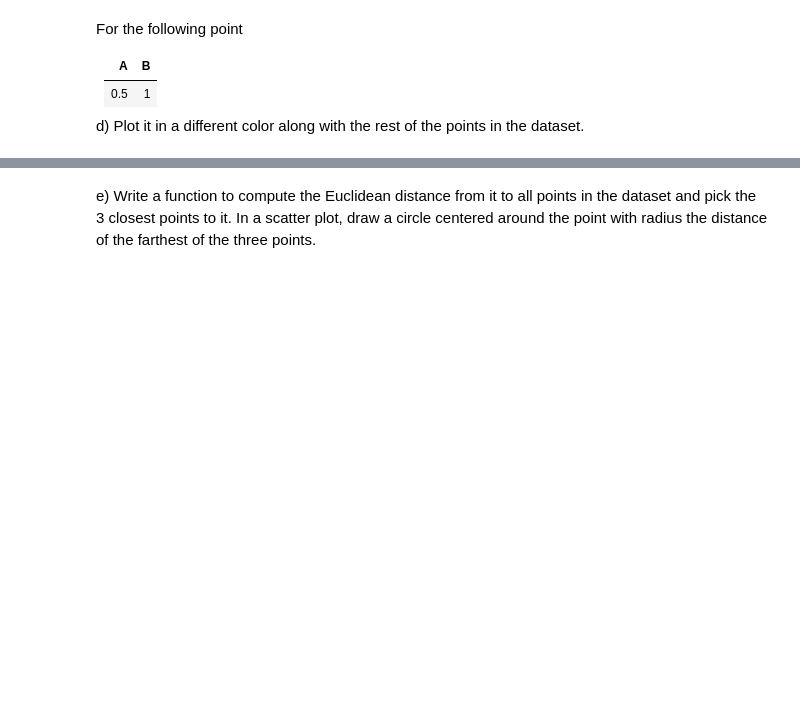
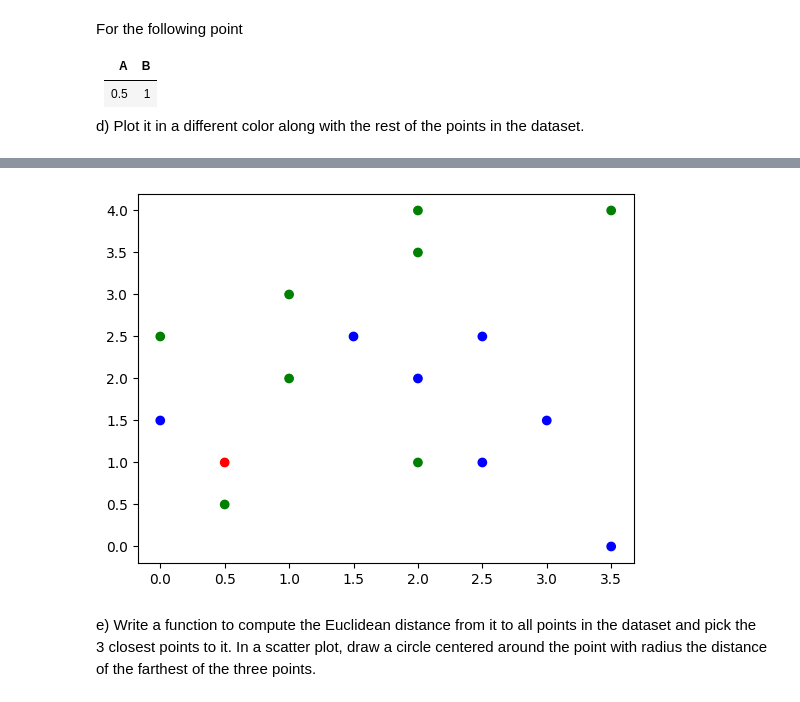
Before and after one commit to gallettilance/Data-Science-Fundamentals, a Jupyter notebook: lecture_12/worksheet_12.ipynb, the cells around one changed output, grey strips where cells are left out. Cells and saved outputs as stored; diff of their text form; code cells hidden in the pictures; blank space fills up the shorter version.

```diff
--- a/lecture_12/worksheet_12.ipynb
+++ b/lecture_12/worksheet_12.ipynb
@@ -67,2 +130,8 @@ d) Plot it in a different color along with the rest of the points in the dataset
+# %%
+colors = np.array([x for x in 'bgrcmyk'])
+plt.scatter(data['Attribute A'],data['Attribute B'], color=colors[data["Class"]].tolist())
+plt.show()
+# %% [output]
+[figure, added]
 # %% [markdown]
 e) Write a function to compute the Euclidean distance from it to all points in the dataset and pick the 3 closest points to it. In a scatter plot, draw a circle centered around the point with radius the distance of the farthest of the three points.
```
Also changed, not shown: parts of 14 cells of this notebook.
